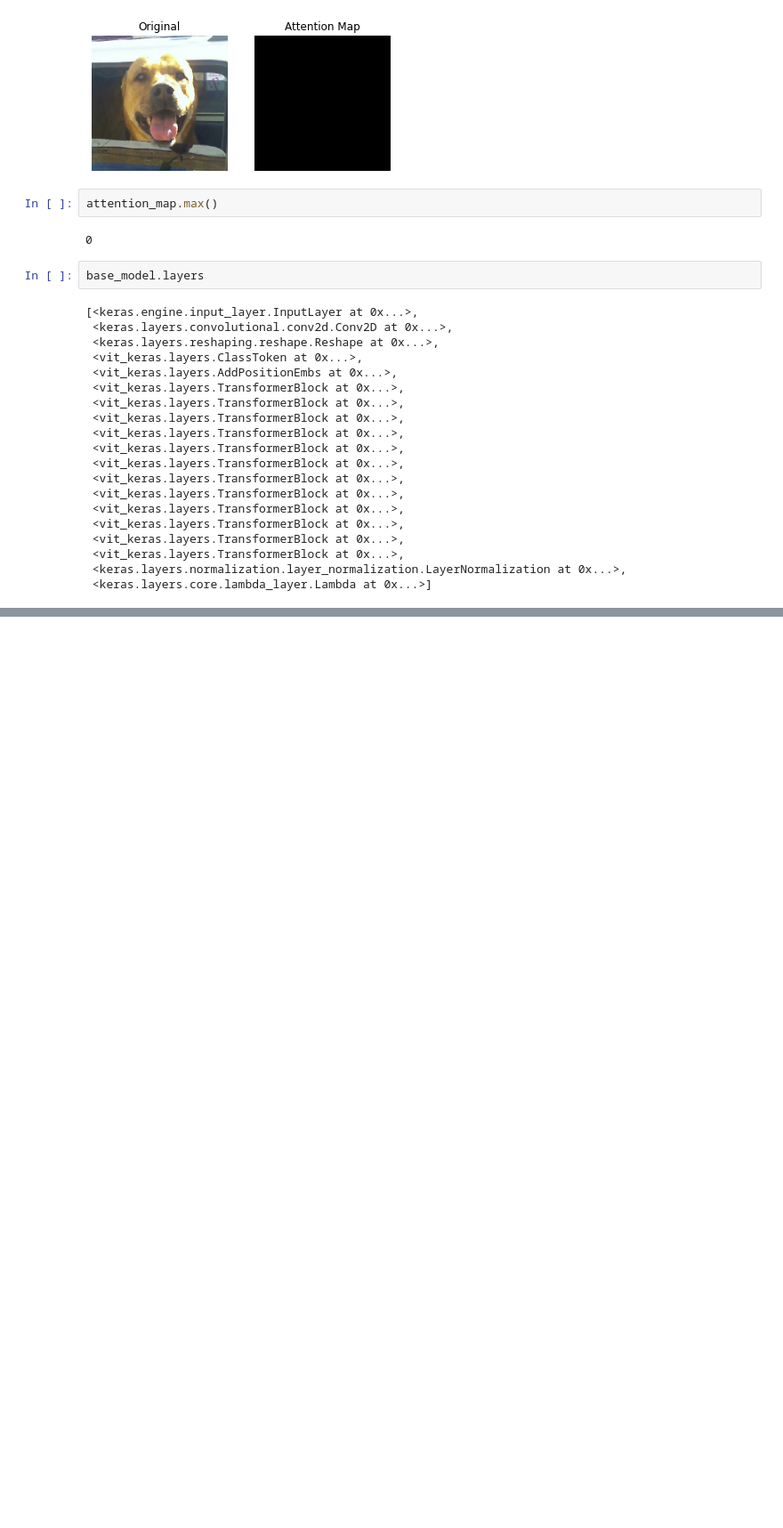
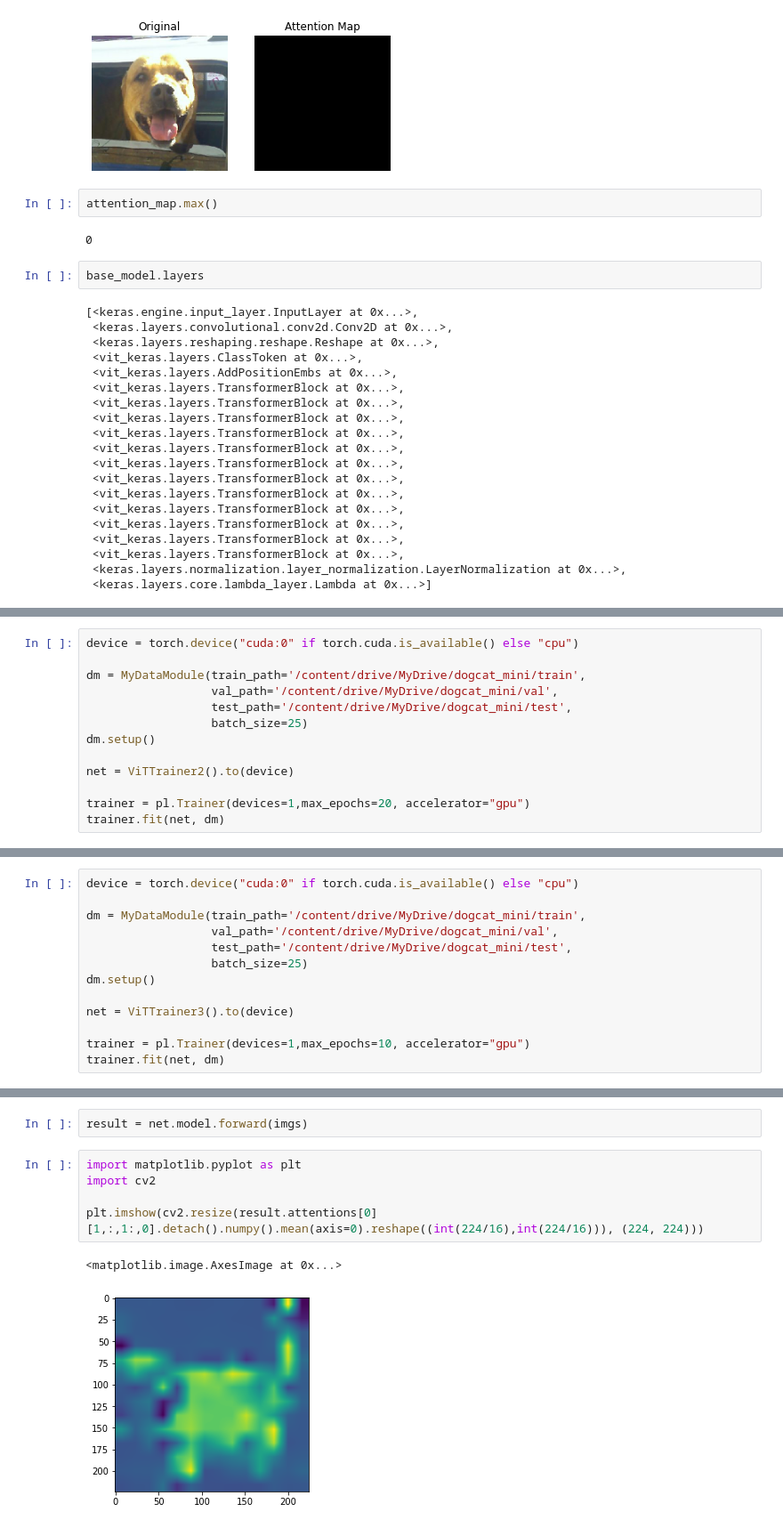
Before and after one commit to tanakakao/studymemo, a Jupyter notebook: vit_keras_torch.ipynb, the cells around one changed output, grey strips where cells are left out. Shown at 89% size. Saved outputs shown, nothing was run; the diff lists cells and outputs as text; blank space fills up the shorter version.

```diff
--- a/vit_keras_torch.ipynb
+++ b/vit_keras_torch.ipynb
@@ -1334,0 +1850,13 @@ class AttentionClassifier(nn.Module):
+# %%
+device = torch.device("cuda:0" if torch.cuda.is_available() else "cpu")
+
+dm = MyDataModule(train_path='/content/drive/MyDrive/dogcat_mini/train',
+                  val_path='/content/drive/MyDrive/dogcat_mini/val',
+                  test_path='/content/drive/MyDrive/dogcat_mini/test',
+                  batch_size=25)
+dm.setup()
+
+net = ViTTrainer2().to(device)
+
+trainer = pl.Trainer(devices=1,max_epochs=20, accelerator="gpu")
+trainer.fit(net, dm)
@@ -1334,0 +2062,13 @@ class AttentionClassifier(nn.Module):
+# %%
+device = torch.device("cuda:0" if torch.cuda.is_available() else "cpu")
+
+dm = MyDataModule(train_path='/content/drive/MyDrive/dogcat_mini/train',
+                  val_path='/content/drive/MyDrive/dogcat_mini/val',
+                  test_path='/content/drive/MyDrive/dogcat_mini/test',
+                  batch_size=25)
+dm.setup()
+
+net = ViTTrainer3().to(device)
+
+trainer = pl.Trainer(devices=1,max_epochs=10, accelerator="gpu")
+trainer.fit(net, dm)
@@ -1334,0 +2122,10 @@ class AttentionClassifier(nn.Module):
+# %%
+result = net.model.forward(imgs)
+# %%
+import matplotlib.pyplot as plt
+import cv2
+
+plt.imshow(cv2.resize(result.attentions[0][1,:,1:,0].detach().numpy().mean(axis=0).reshape((int(224/16),int(224/16))), (224, 224)))
+# %% [output]
+<matplotlib.image.AxesImage at 0x...>
+[figure, added]
```
Also changed, not shown: parts of 24 cells of this notebook.
